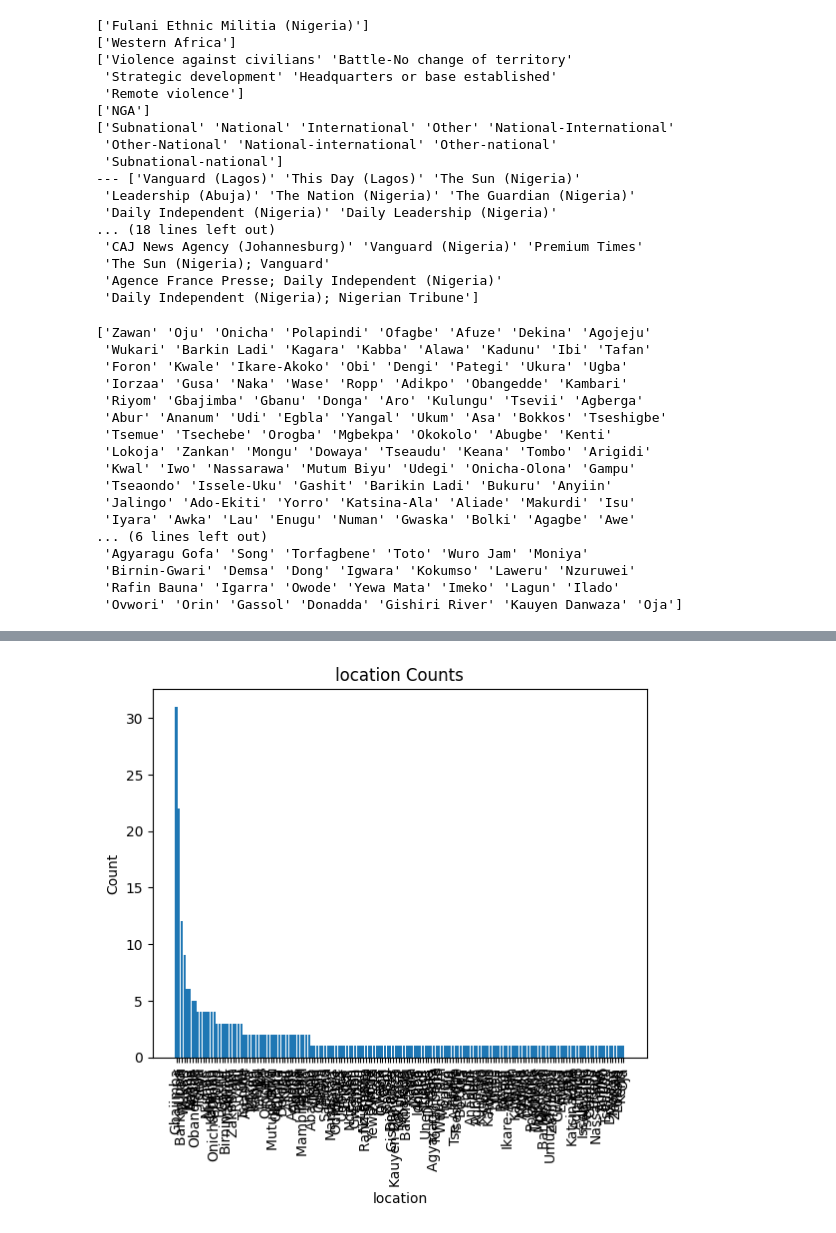
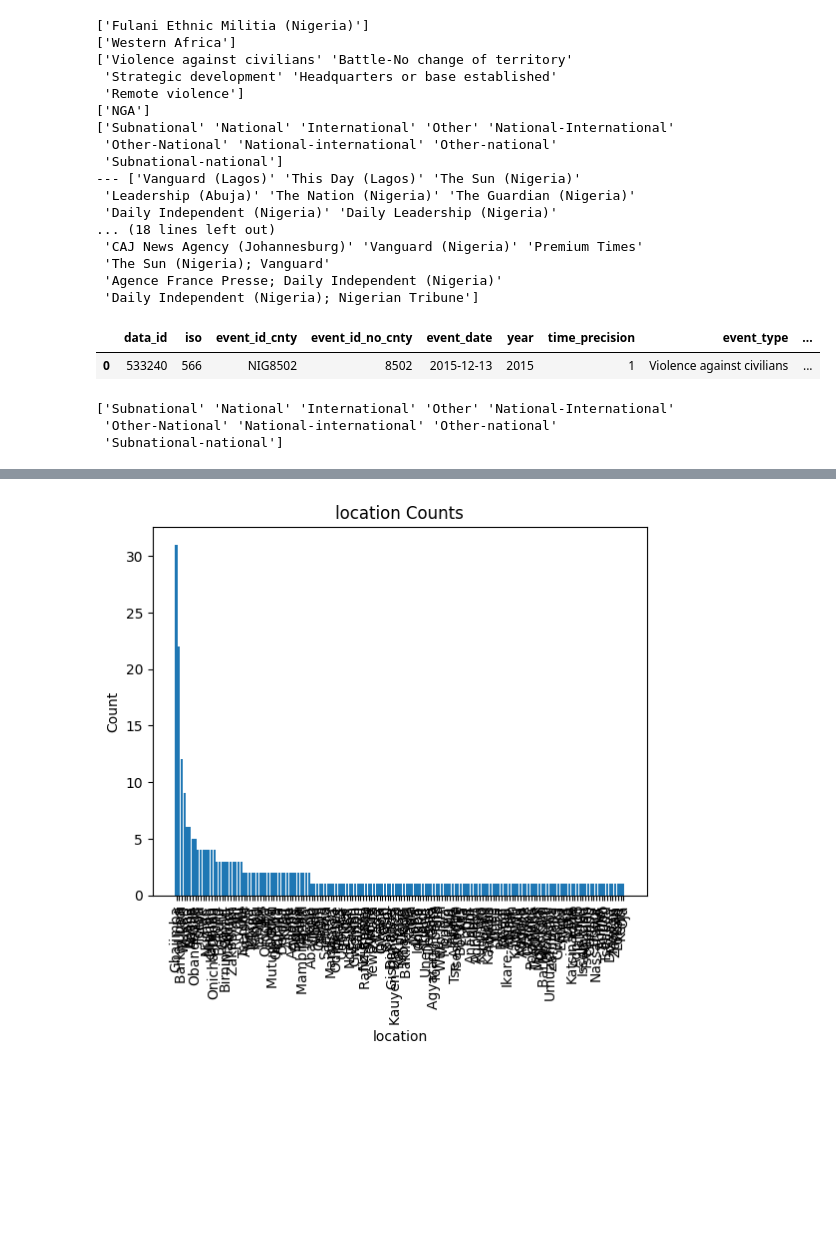
Before and after one commit to danishmeh/Project, a Jupyter notebook: omdena/3rd/concat_df_militia.ipynb, the cells around one changed output, grey strips where cells are left out. Drawn from its saved outputs; the diff is of its cells as text; code cells hidden in the pictures; blank space fills up the shorter version.

```diff
--- a/omdena/3rd/third.ipynb
+++ b/omdena/3rd/concat_df_militia.ipynb
@@ -81,25 +74,16 @@ print("---",df['source'].unique())
  'The Sun (Nigeria); Vanguard'
  'Agence France Presse; Daily Independent (Nigeria)'
  'Daily Independent (Nigeria); Nigerian Tribune']
+# %%
+df.head(1)
+# %% [output]
+|  | data_id | iso | event_id_cnty | event_id_no_cnty | event_date | year | time_precision | event_type | ... |
+| 0 | 533240 | 566 | NIG8502 | 8502 | 2015-12-13 | 2015 | 1 | Violence against civilians | ... |
 # %%
-print(df['location'].unique())
+print(df['source_scale'].unique())
 # %% [output]
-['Zawan' 'Oju' 'Onicha' 'Polapindi' 'Ofagbe' 'Afuze' 'Dekina' 'Agojeju'
- 'Wukari' 'Barkin Ladi' 'Kagara' 'Kabba' 'Alawa' 'Kadunu' 'Ibi' 'Tafan'
- 'Foron' 'Kwale' 'Ikare-Akoko' 'Obi' 'Dengi' 'Pategi' 'Ukura' 'Ugba'
- 'Iorzaa' 'Gusa' 'Naka' 'Wase' 'Ropp' 'Adikpo' 'Obangedde' 'Kambari'
- 'Riyom' 'Gbajimba' 'Gbanu' 'Donga' 'Aro' 'Kulungu' 'Tsevii' 'Agberga'
- 'Abur' 'Ananum' 'Udi' 'Egbla' 'Yangal' 'Ukum' 'Asa' 'Bokkos' 'Tseshigbe'
- 'Tsemue' 'Tsechebe' 'Orogba' 'Mgbekpa' 'Okokolo' 'Abugbe' 'Kenti'
- 'Lokoja' 'Zankan' 'Mongu' 'Dowaya' 'Tseaudu' 'Keana' 'Tombo' 'Arigidi'
- 'Kwal' 'Iwo' 'Nassarawa' 'Mutum Biyu' 'Udegi' 'Onicha-Olona' 'Gampu'
- 'Tseaondo' 'Issele-Uku' 'Gashit' 'Barikin Ladi' 'Bukuru' 'Anyiin'
- 'Jalingo' 'Ado-Ekiti' 'Yorro' 'Katsina-Ala' 'Aliade' 'Makurdi' 'Isu'
- 'Iyara' 'Awka' 'Lau' 'Enugu' 'Numan' 'Gwaska' 'Bolki' 'Agagbe' 'Awe'
-... (6 lines left out)
- 'Agyaragu Gofa' 'Song' 'Torfagbene' 'Toto' 'Wuro Jam' 'Moniya'
- 'Birnin-Gwari' 'Demsa' 'Dong' 'Igwara' 'Kokumso' 'Laweru' 'Nzuruwei'
- 'Rafin Bauna' 'Igarra' 'Owode' 'Yewa Mata' 'Imeko' 'Lagun' 'Ilado'
- 'Ovwori' 'Orin' 'Gassol' 'Donadda' 'Gishiri River' 'Kauyen Danwaza' 'Oja']
+['Subnational' 'National' 'International' 'Other' 'National-International'
+ 'Other-National' 'National-international' 'Other-national'
+ 'Subnational-national']
 # %%
 plt.hist(df['location'].value_counts())
```
Also changed, not shown: parts of 4 cells of this notebook, 1 other file.
